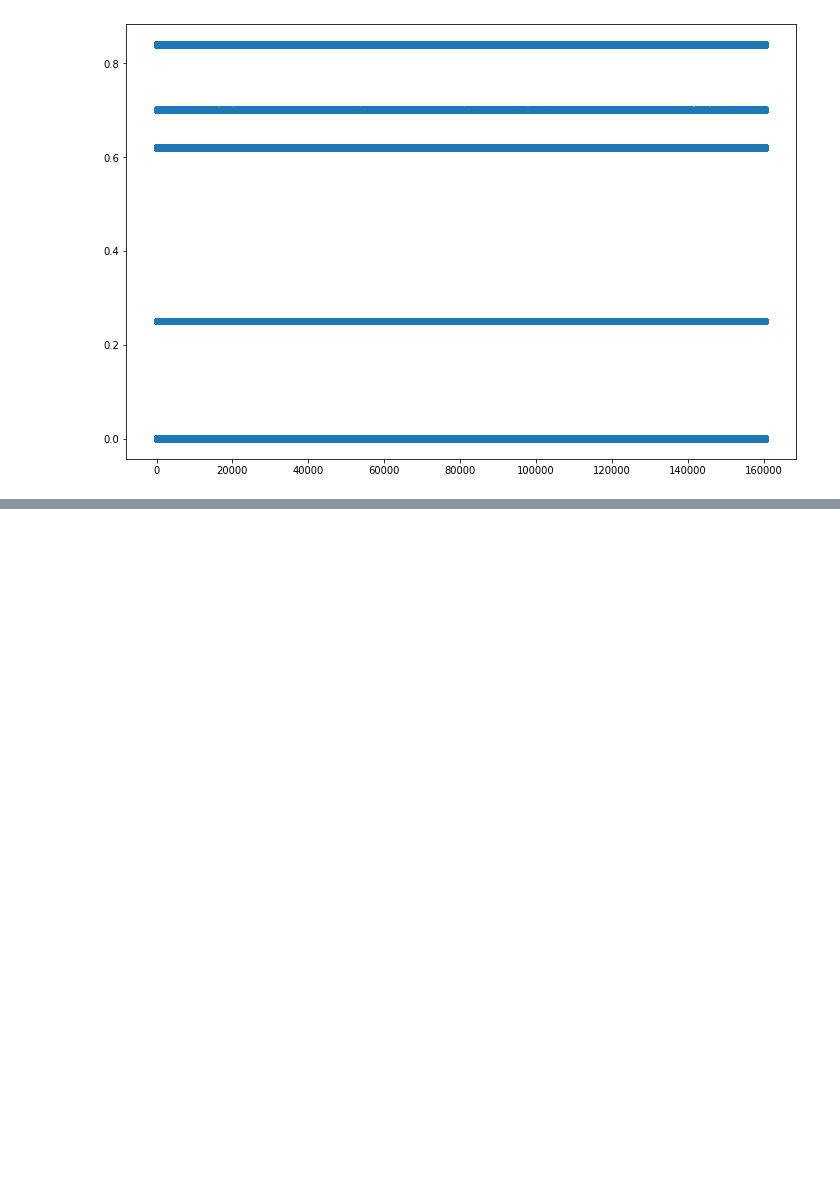
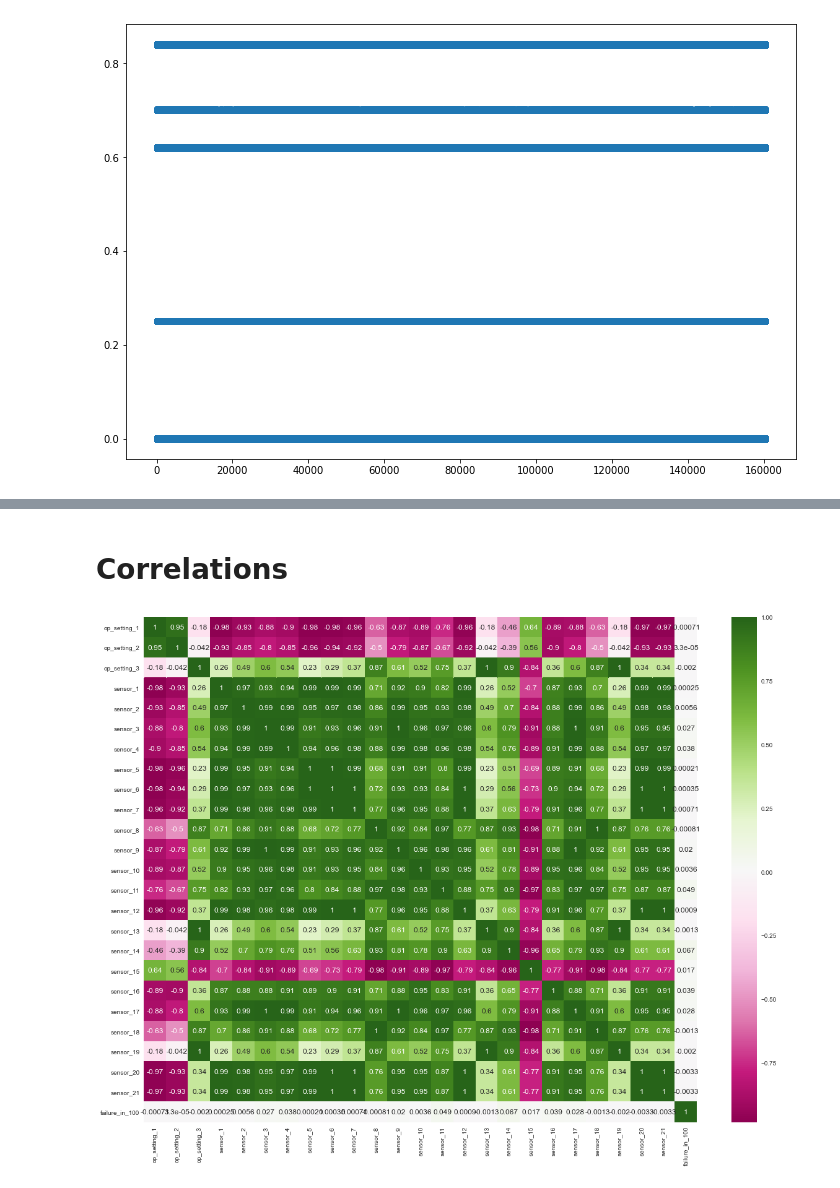
Before and after one commit to MilCL/Predictive_maintenance, a Jupyter notebook: EDA.ipynb, the cells around one changed output, grey strips where cells are left out. Saved outputs shown, nothing was run; the diff lists cells and outputs as text; code cells hidden in the pictures; blank space fills up the shorter version.

```diff
--- a/EDA.ipynb
+++ b/EDA.ipynb
@@ -96,0 +207,10 @@ plt.show()
+# %% [markdown]
+# Correlations
+# %%
+X = transformed
+X.drop(columns=['engine_no', 'time_in_cycles', 'RUL'], inplace = True)
+plt.figure(figsize = (20,15))
+heatmap(X.corr(), annot=True, cmap = "PiYG")
+plt.show()
+# %% [output]
+[figure, added]
```
Also changed, not shown: parts of 35 cells of this notebook, 4 other files.
